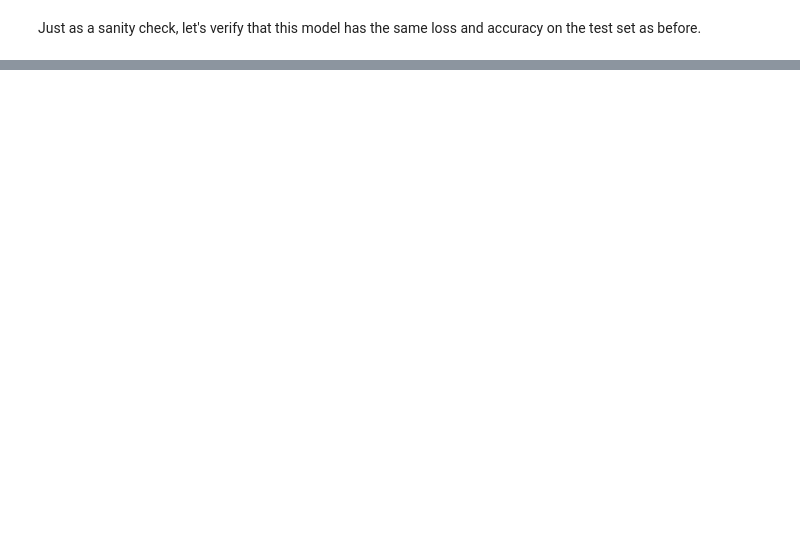
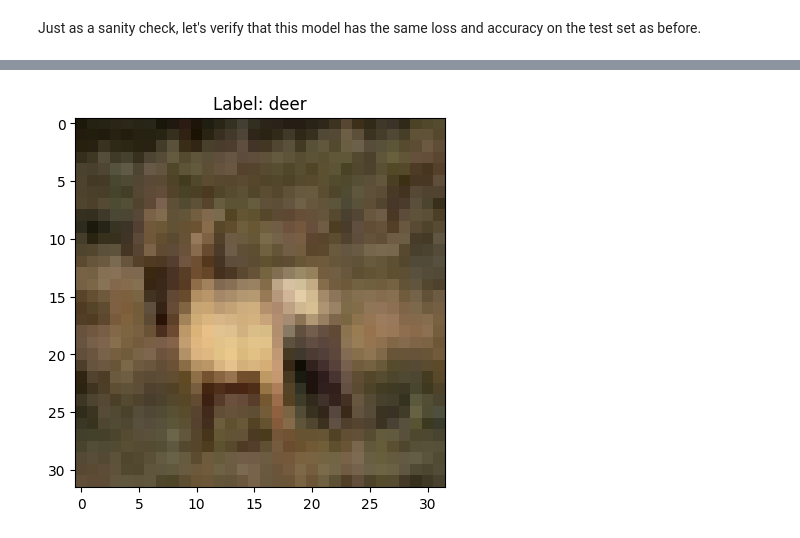
Before and after one commit to thugge254/Image-Classification-using-Logistic-Regression-in-PyTorch, a Jupyter notebook: Image_Classification_using_Logistic_Regression_in_PyTorch.ipynb, the cells around one changed output, grey strips where cells are left out. Drawn from its saved outputs; the diff is of its cells as text; code cells hidden in the pictures; blank space fills up the shorter version.

```diff
--- a/Image_Classification_using_Logistic_Regression_in_PyTorch.ipynb
+++ b/Image_Classification_using_Logistic_Regression_in_PyTorch.ipynb
@@ -575,0 +798,11 @@ result
+# %%
+image, label = trainset[3]
+
+# Convert from [C, H, W] → [H, W, C]
+image = image.permute(1, 2, 0)
+
+plt.imshow(image)
+plt.title(f'Label: {classes[label]}')
+plt.show()
+# %% [output]
+[figure, added]
```
Also changed, not shown: parts of 42 cells of this notebook.
